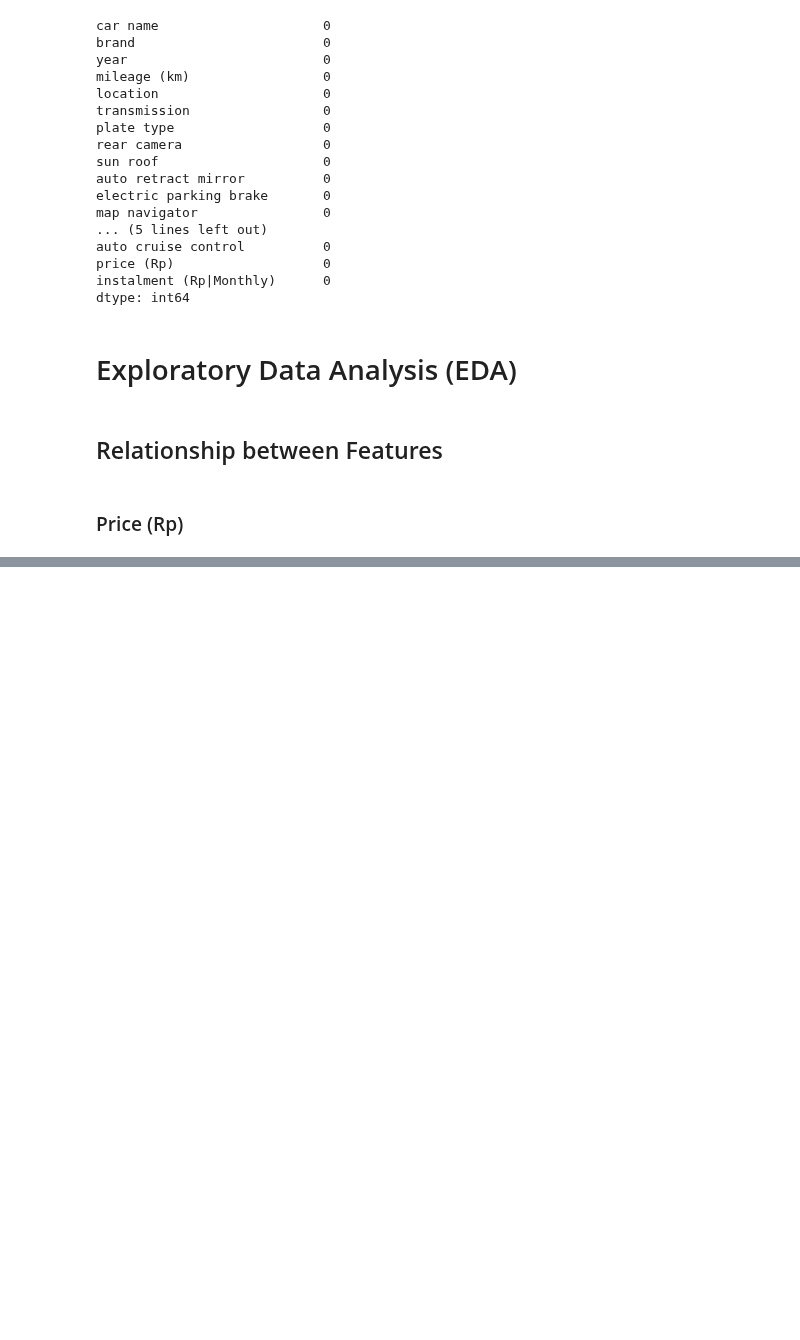
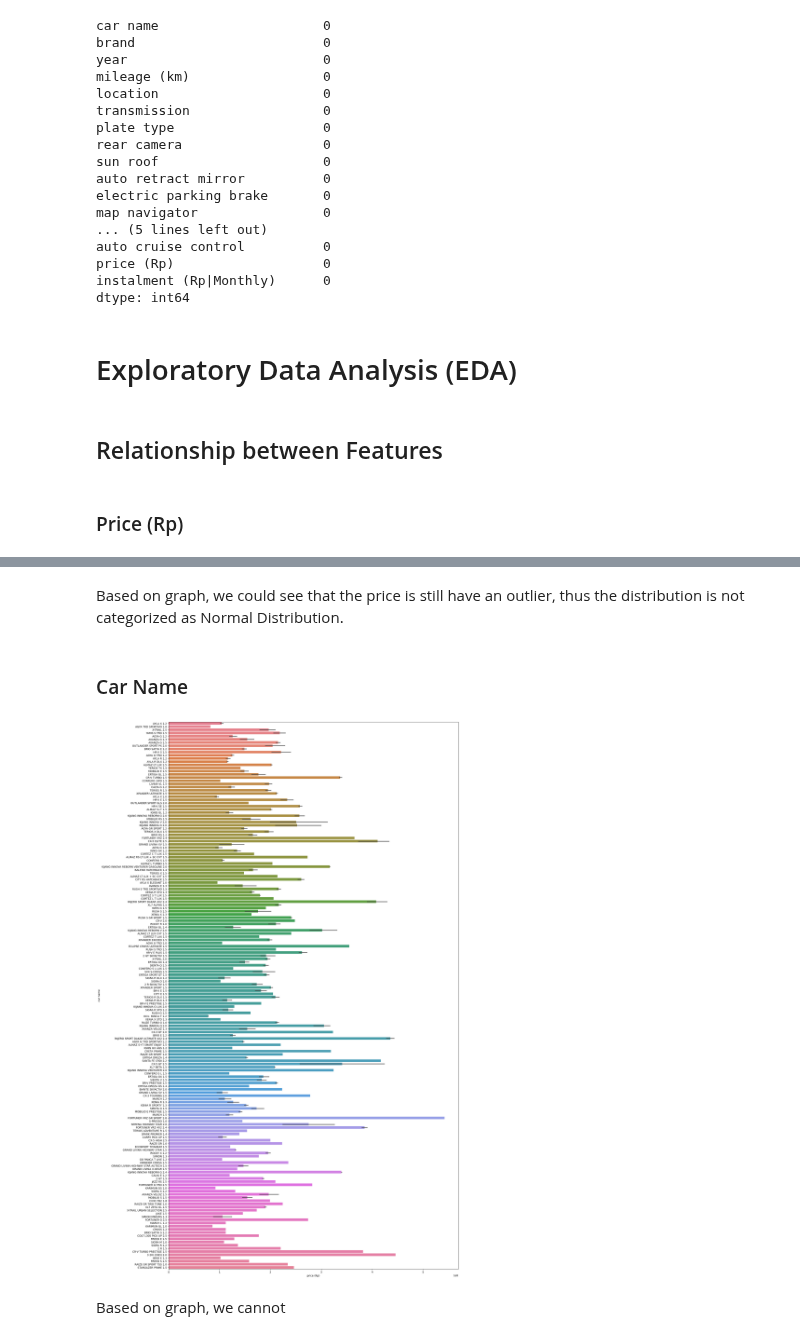
Before and after one commit to JonathanSuryaS/AOL---Machine-Learning, a Jupyter notebook: car.ipynb, the cells around one changed output, grey strips where cells are left out. Cells and saved outputs as stored; diff of their text form; code cells hidden in the pictures; blank space fills up the shorter version.

```diff
--- a/car.ipynb
+++ b/car.ipynb
@@ -90,0 +93,12 @@ plt.show()
+# %% [markdown]
+Based on graph, we could see that the price is still have an outlier, thus the distribution is not categorized as Normal Distribution.
+# %% [markdown]
+### Car Name
+# %%
+plt.figure(figsize = (20, 38))
+sns.barplot(data = data, y = 'car name', x = 'price (Rp)', hue = 'car name')
+plt.show()
+# %% [output]
+[figure, added]
+# %% [markdown]
+Based on graph, we cannot
```
Also changed, not shown: parts of 2 cells of this notebook.
